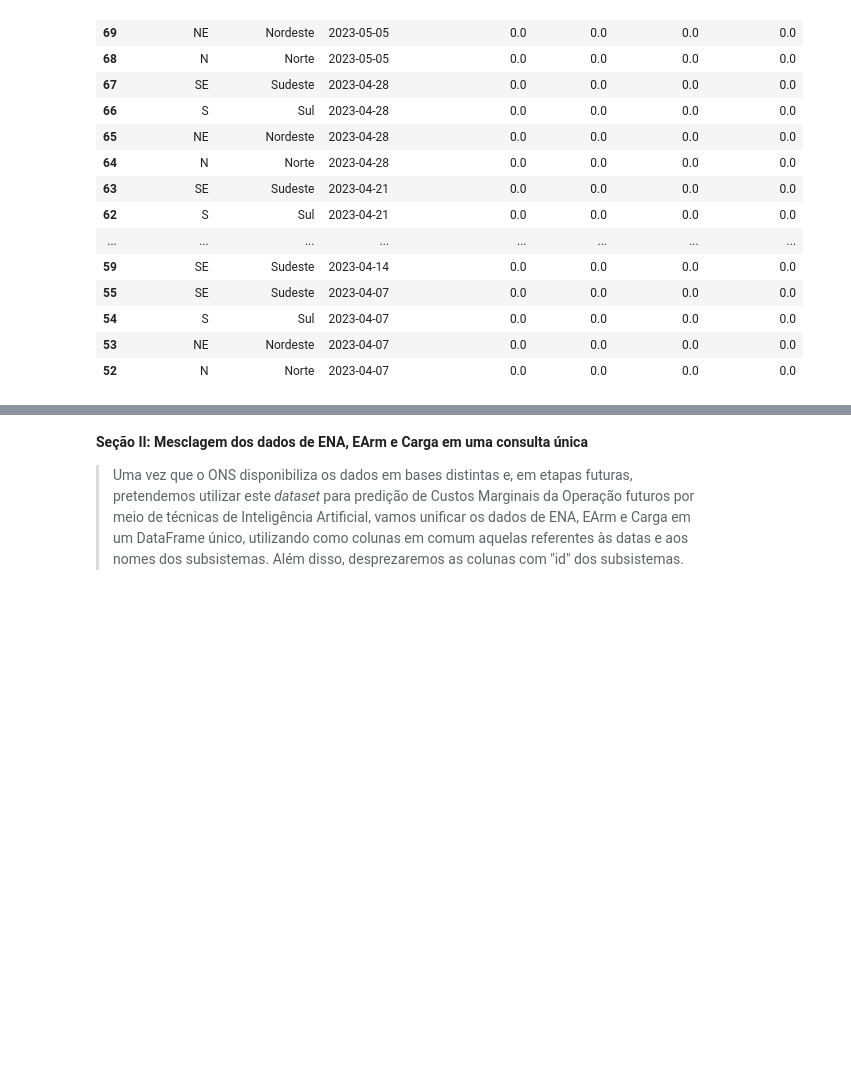
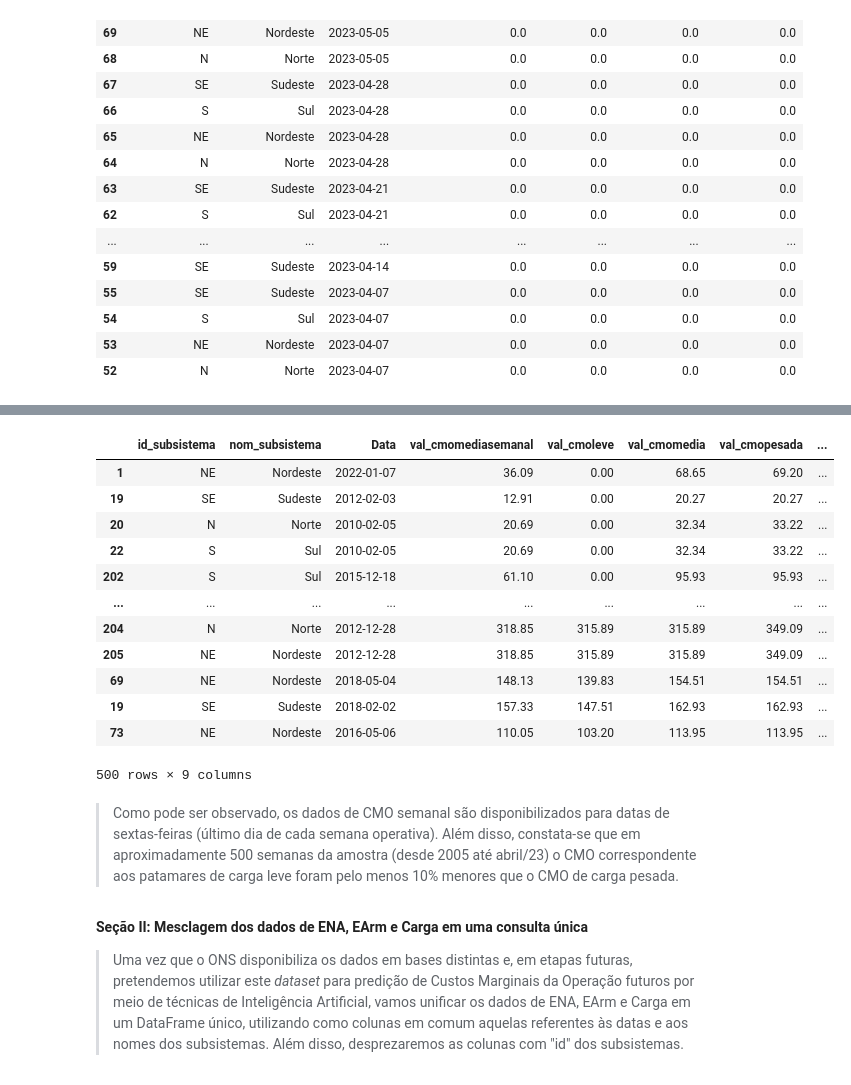
Before and after one commit to belanatal/PosPUCRio, a Jupyter notebook: MVP-SprintI.ipynb, the cells around one changed output, grey strips where cells are left out. Drawn from its saved outputs; the diff is of its cells as text; code cells hidden in the pictures; blank space fills up the shorter version.

```diff
--- a/MVP-SprintI.ipynb
+++ b/MVP-SprintI.ipynb
@@ -620,3 +620,6 @@ cmo.head(20)
 | 54 | S | Sul | 2023-04-07 | 0.0 | 0.0 | 0.0 | 0.0 |
 | 53 | NE | Nordeste | 2023-04-07 | 0.0 | 0.0 | 0.0 | 0.0 |
 | 52 | N | Norte | 2023-04-07 | 0.0 | 0.0 | 0.0 | 0.0 |
+# %%
+cmo=cmo.assign(Diferenca=0)
+print(cmo)
@@ -622,0 +656,6 @@ cmo.head(20)
+# %%
+# Estabelecendo os valores para a coluna "Razao" (= CMO_Pesada - CMO_Leve)
+comp_cmo=len(cmo)
+for i in range(1,comp_cmo):
+    cmo['Razao']=(cmo['val_cmopesada']-cmo['val_cmoleve'])/cmo['val_cmopesada']
+print(cmo)
@@ -623,3 +680,26 @@ cmo.head(20)
+# %%
+# Substituindo os valores 'NaN' por '0', reordenando pela coluna Razao e avaliando os 500 resultados mais altos
+cmo=cmo.fillna(0)
+cmo=cmo.sort_values(by='Razao', ascending=False)
+cmo.head(500)
+# %% [output]
+|  | id_subsistema | nom_subsistema | Data | val_cmomediasemanal | val_cmoleve | val_cmomedia | val_cmopesada | ... |
+| 1 | NE | Nordeste | 2022-01-07 | 36.09 | 0.00 | 68.65 | 69.20 | ... |
+| 19 | SE | Sudeste | 2012-02-03 | 12.91 | 0.00 | 20.27 | 20.27 | ... |
+| 20 | N | Norte | 2010-02-05 | 20.69 | 0.00 | 32.34 | 33.22 | ... |
+| 22 | S | Sul | 2010-02-05 | 20.69 | 0.00 | 32.34 | 33.22 | ... |
+| 202 | S | Sul | 2015-12-18 | 61.10 | 0.00 | 95.93 | 95.93 | ... |
+| ... | ... | ... | ... | ... | ... | ... | ... | ... |
+| 204 | N | Norte | 2012-12-28 | 318.85 | 315.89 | 315.89 | 349.09 | ... |
+| 205 | NE | Nordeste | 2012-12-28 | 318.85 | 315.89 | 315.89 | 349.09 | ... |
+| 69 | NE | Nordeste | 2018-05-04 | 148.13 | 139.83 | 154.51 | 154.51 | ... |
+| 19 | SE | Sudeste | 2018-02-02 | 157.33 | 147.51 | 162.93 | 162.93 | ... |
+| 73 | NE | Nordeste | 2016-05-06 | 110.05 | 103.20 | 113.95 | 113.95 | ... |
+500 rows × 9 columns
+# %% [markdown]
+
+
+> Como pode ser observado, os dados de CMO semanal são disponibilizados para datas de sextas-feiras (último dia de cada semana operativa). Além disso, constata-se que em aproximadamente 500 semanas da amostra (desde 2005 até abril/23) o CMO correspondente aos patamares de carga leve foram pelo menos 10% menores que o CMO de carga pesada.
 # %% [markdown]
 **Seção II: Mesclagem dos dados de ENA, EArm e Carga em uma consulta única**
 
```
Also changed, not shown: parts of 25 cells of this notebook.
